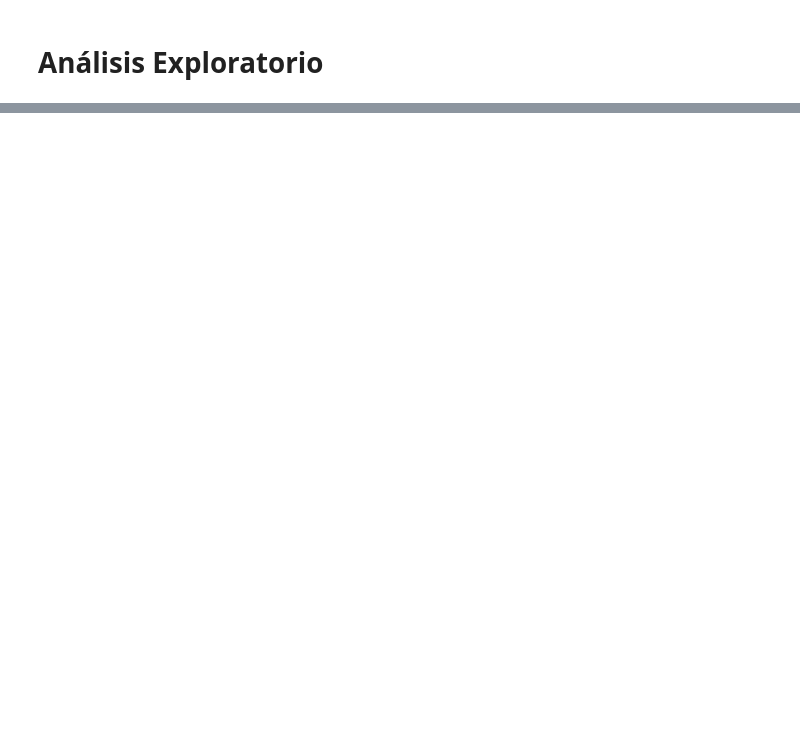
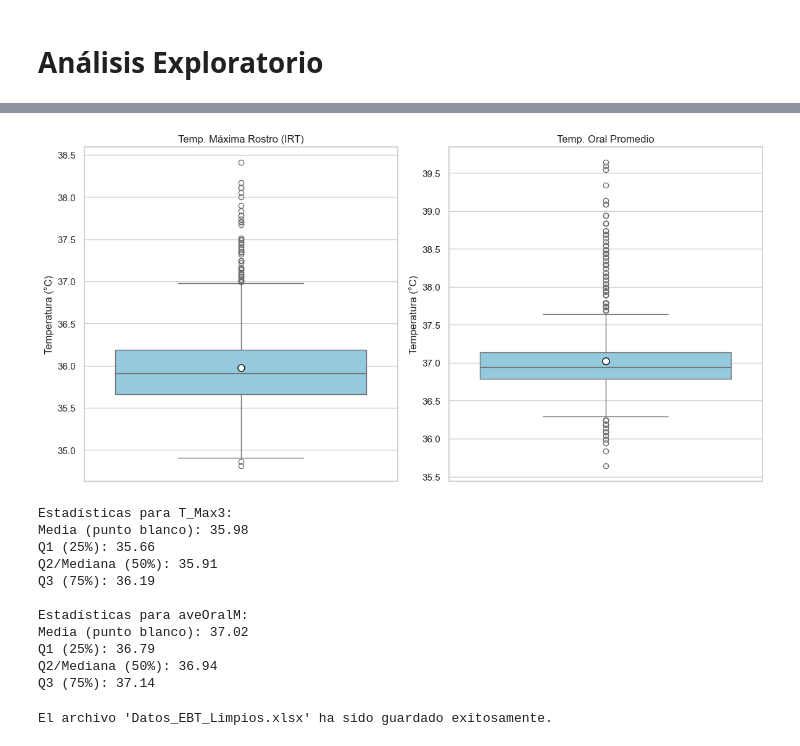
Before and after one commit to Rocafuerte330/Actividad-de-Seguimiento-4, a Jupyter notebook: Solución.ipynb, the cells around one changed output, grey strips where cells are left out. Cells and saved outputs as stored; diff of their text form; code cells hidden in the pictures; blank space fills up the shorter version.

```diff
--- a/Solución.ipynb
+++ b/Solución.ipynb
@@ -64,0 +220,58 @@ plt.show()
+# %%
+import matplotlib.pyplot as plt
+import seaborn as sns
+
+# Configuración del estilo
+sns.set_theme(style="whitegrid")
+
+# Crear una figura con dos subgráficos para comparar ambas variables
+fig, axes = plt.subplots(1, 2, figsize=(12, 6))
+
+# Lista de las variables a graficar
+variables = ['T_Max3', 'aveOralM']
+titulos = ['Temp. Máxima Rostro (IRT)', 'Temp. Oral Promedio']
+
+for i, col in enumerate(variables):
+    # showmeans=True añade un marcador para la media aritmética
+    sns.boxplot(y=df_limpio[col], ax=axes[i], color="skyblue", showmeans=True,
+                meanprops={"marker":"o", "markerfacecolor":"white", "markeredgecolor":"black", "markersize":"8"})
+
+    axes[i].set_title(titulos[i])
+    axes[i].set_ylabel('Temperatura (°C)')
+
+plt.tight_layout()
+plt.show()
+
+# Código opcional para imprimir los valores numéricos exactos de los percentiles
+for col in variables:
+    stats = df_limpio[col].describe()
+    print(f"\nEstadísticas para {col}:")
+    print(f"Media (punto blanco): {stats['mean']:.2f}")
+    print(f"Q1 (25%): {stats['25%']:.2f}")
+    print(f"Q2/Mediana (50%): {stats['50%']:.2f}")
+    print(f"Q3 (75%): {stats['75%']:.2f}")
+    # Los puntos fuera de los 'bigotes' son los datos atípicos
+# %% [output]
+[figure, added]
+Estadísticas para T_Max3:
+Media (punto blanco): 35.98
+Q1 (25%): 35.66
+Q2/Mediana (50%): 35.91
+Q3 (75%): 36.19
+
+Estadísticas para aveOralM:
+Media (punto blanco): 37.02
+Q1 (25%): 36.79
+Q2/Mediana (50%): 36.94
+Q3 (75%): 37.14
+# %%
+# 1. Asegurarse de tener la librería necesaria (ejecutar en una celda si no la tienes)
+# !pip install openpyxl
+
+# 2. Guardar el DataFrame limpio en un archivo .xlsx
+# Usamos index=False para que no se guarde la columna de índices de filas en el Excel
+df_limpio.to_excel('Datos_EBT_Limpios.xlsx', index=False)
+
+print("El archivo 'Datos_EBT_Limpios.xlsx' ha sido guardado exitosamente.")
+# %% [output]
+El archivo 'Datos_EBT_Limpios.xlsx' ha sido guardado exitosamente.
```
Also changed, not shown: parts of 16 cells of this notebook, 2 other files.
